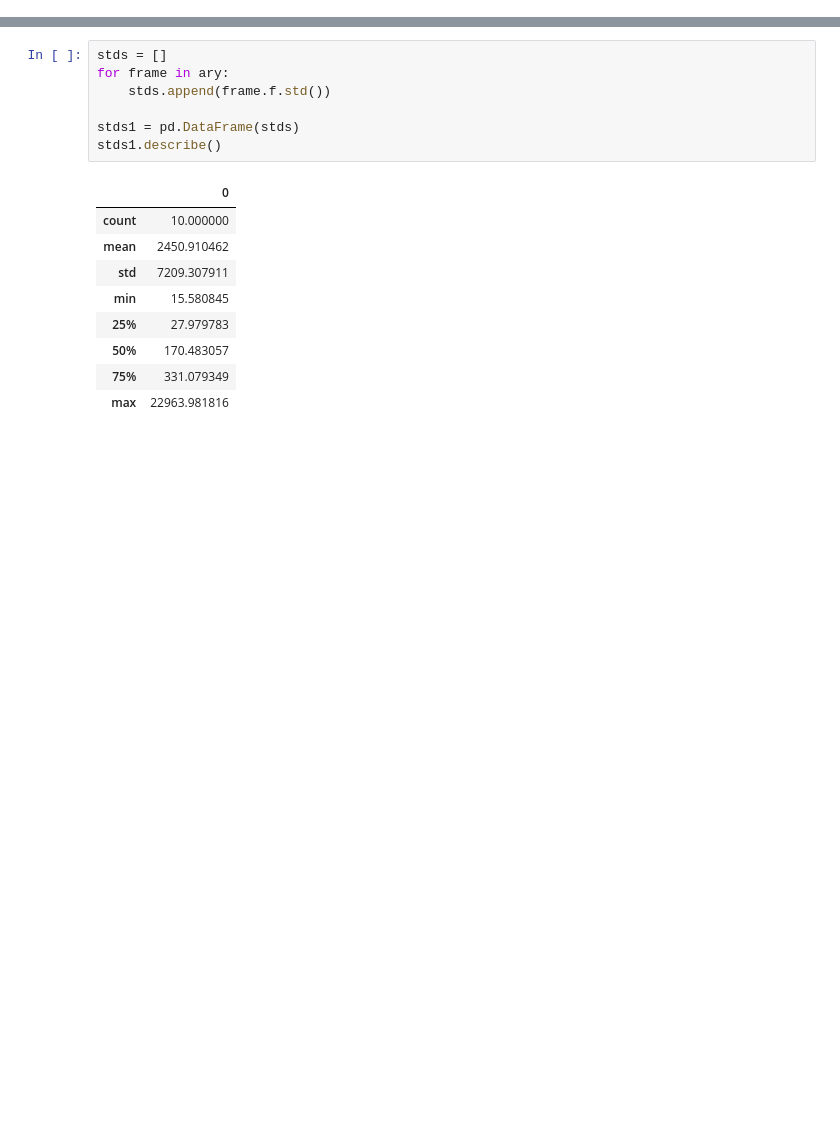
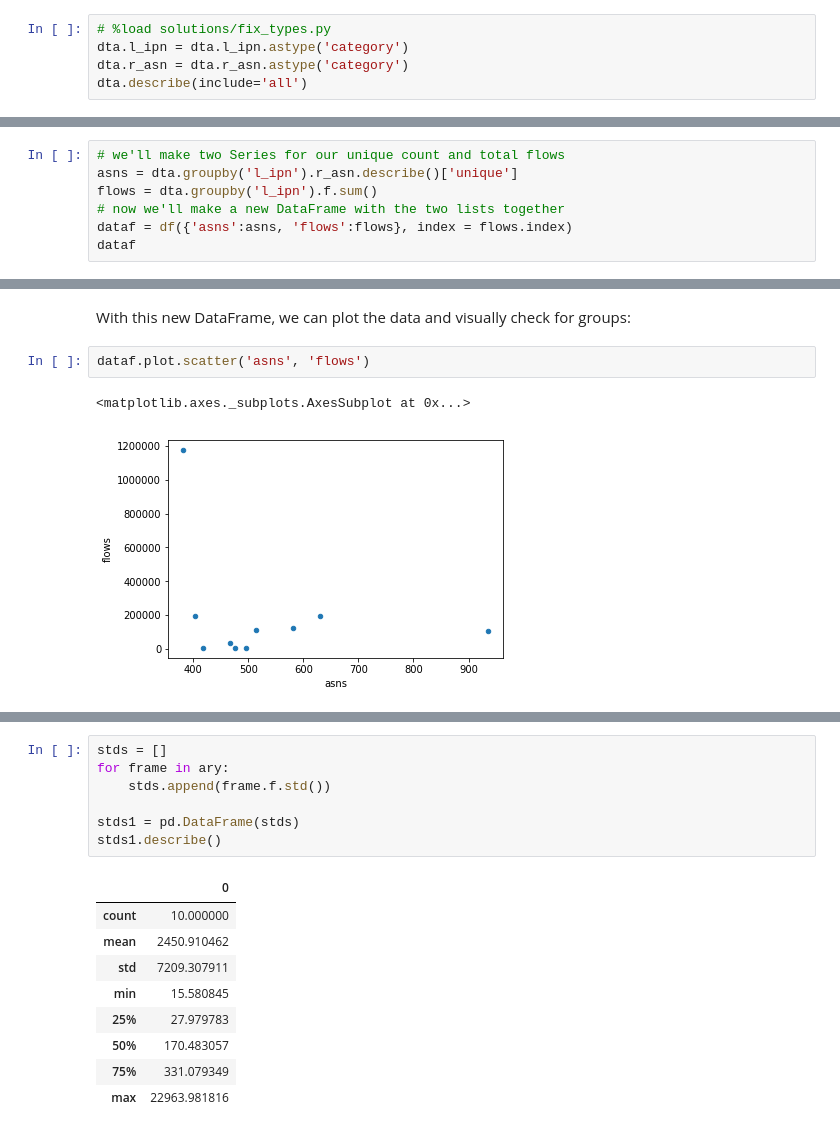
Before and after one commit to fargetan/ASO_100, a Jupyter notebook: Discovery Analytics PE.ipynb, the cells around one changed output, grey strips where cells are left out. Saved outputs shown, nothing was run; the diff lists cells and outputs as text; blank space fills up the shorter version.

```diff
--- a/Discovery Analytics PE.ipynb
+++ b/Discovery Analytics PE.ipynb
@@ -25,0 +59,5 @@ dta
+# %%
+# %load solutions/fix_types.py
+dta.l_ipn = dta.l_ipn.astype('category')
+dta.r_asn = dta.r_asn.astype('category')
+dta.describe(include='all')
@@ -25,0 +146,7 @@ dta
+# %%
+# we'll make two Series for our unique count and total flows
+asns = dta.groupby('l_ipn').r_asn.describe()['unique']
+flows = dta.groupby('l_ipn').f.sum()
+# now we'll make a new DataFrame with the two lists together
+dataf = df({'asns':asns, 'flows':flows}, index = flows.index)
+dataf
@@ -25,0 +178,7 @@ dta
+# %% [markdown]
+With this new DataFrame, we can plot the data and visually check for groups:
+# %%
+dataf.plot.scatter('asns', 'flows')
+# %% [output]
+<matplotlib.axes._subplots.AxesSubplot at 0x...>
+[figure, added]
```
Also changed, not shown: parts of 27 cells of this notebook.
